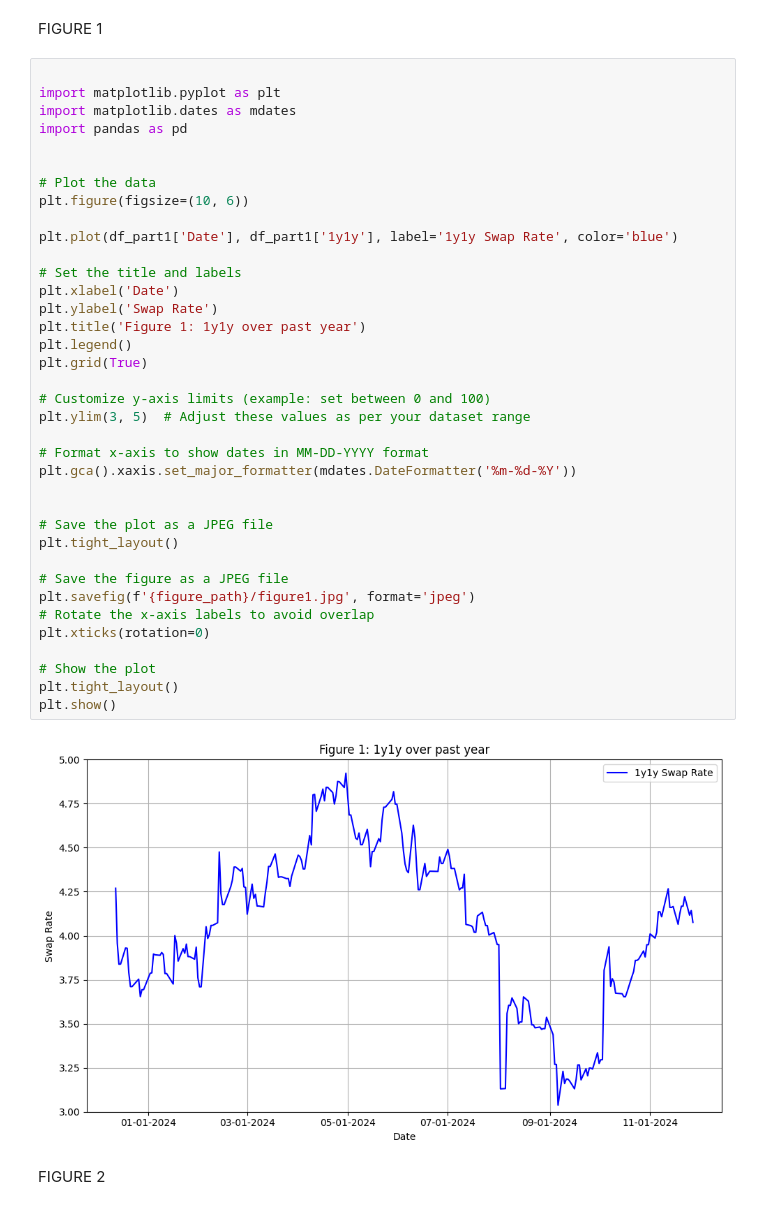
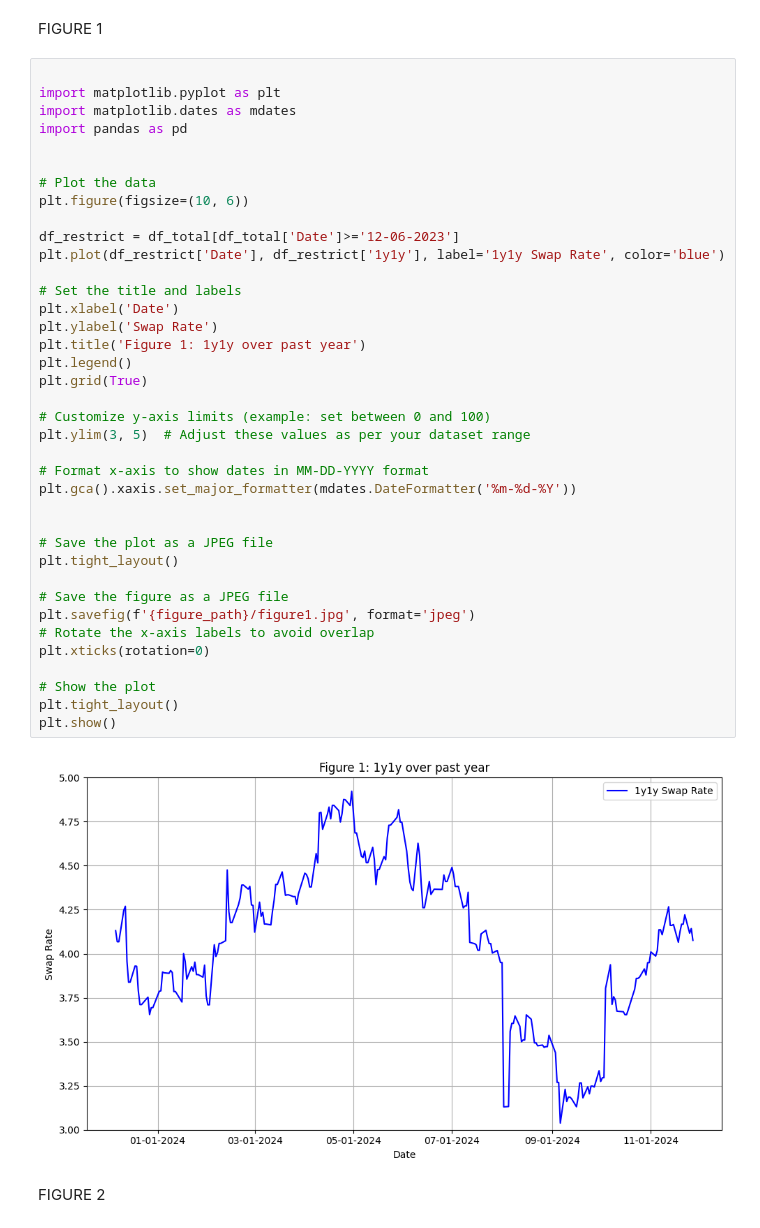
Before and after one commit to ALILODHI-cloud/UVAmacro, a Jupyter notebook: post_1/analysis.ipynb, the cells around one changed output. Saved outputs shown, nothing was run; the diff lists cells and outputs as text.

```diff
--- a/post_1/analysis.ipynb
+++ b/post_1/analysis.ipynb
@@ -208,35 +199,36 @@ import pandas as pd
 # Plot the data
 plt.figure(figsize=(10, 6))
 
-plt.plot(df_part1['Date'], df_part1['1y1y'], label='1y1y Swap Rate', color='blue')
+df_restrict = df_total[df_total['Date']>='12-06-2023']
+plt.plot(df_restrict['Date'], df_restrict['1y1y'], label='1y1y Swap Rate', color='blue')
 
 # Set the title and labels
 plt.xlabel('Date')
 plt.ylabel('Swap Rate')
 plt.title('Figure 1: 1y1y over past year')
 plt.legend()
 plt.grid(True)
 
 # Customize y-axis limits (example: set between 0 and 100)
 plt.ylim(3, 5)  # Adjust these values as per your dataset range
 
 # Format x-axis to show dates in MM-DD-YYYY format
 plt.gca().xaxis.set_major_formatter(mdates.DateFormatter('%m-%d-%Y'))
 
 
 # Save the plot as a JPEG file
 plt.tight_layout()
 
 # Save the figure as a JPEG file
 plt.savefig(f'{figure_path}/figure1.jpg', format='jpeg')
 # Rotate the x-axis labels to avoid overlap
 plt.xticks(rotation=0)
 
 # Show the plot
 plt.tight_layout()
 plt.show()
 # %% [output]
-[figure, old version]
+[figure, new version]
 # %% [markdown]
 FIGURE 2
 # %%
```
Also changed, not shown: parts of 6 cells of this notebook, 4 other files.
